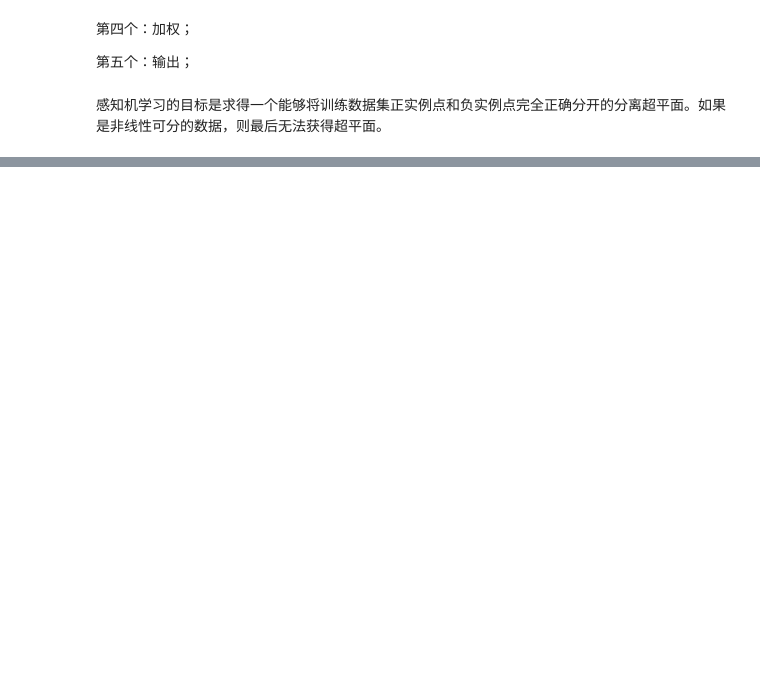
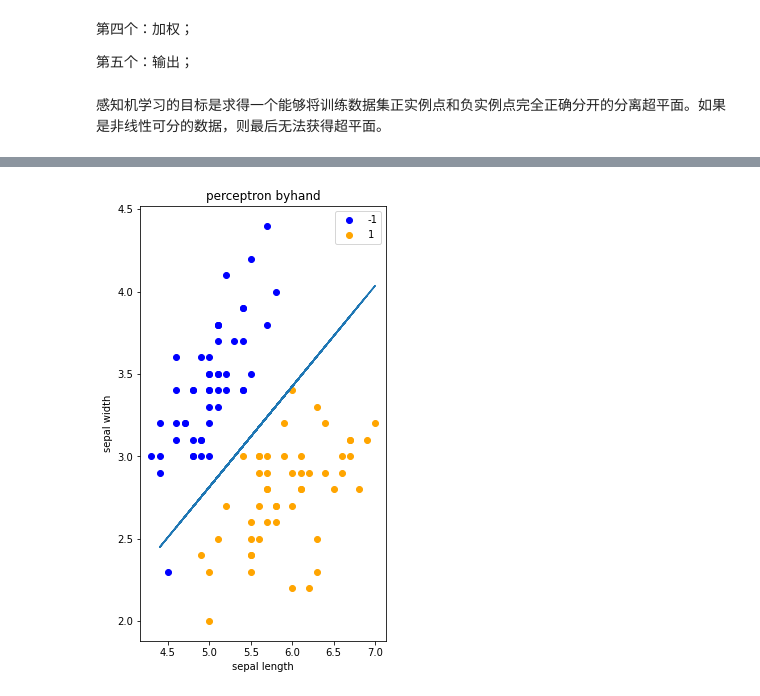
Before and after one commit to chenwenshuo0308/Perceptron, a Jupyter notebook: perceptron.ipynb, the cells around one changed output, grey strips where cells are left out. Cells and saved outputs as stored; diff of their text form; code cells hidden in the pictures; blank space fills up the shorter version.

```diff
--- a/perceptron.ipynb
+++ b/perceptron.ipynb
@@ -17,0 +191,17 @@
+# %%
+plt.figure(figsize=(15, 8))
+x_points=x_train[:,0]
+#从4到7之间创建10个等差序列，包括7
+#linspace的用法:https://blog.csdn.net/weixin_40103118/article/details/78787454
+y= -(perceptron.w[0]*x_points + perceptron.b)/perceptron.w[1]
+plt.subplot(132)
+plt.plot(x_points, y)
+plt.scatter(data[:50, 0], data[:50, 1], color='blue', label='-1')
+plt.scatter(data[50:100, 0], data[50:100, 1], color='orange', label='1')
+plt.xlabel('sepal length')
+plt.ylabel('sepal width')
+plt.title('perceptron byhand')
+plt.legend()
+plt.show()
+# %% [output]
+[figure, added]
```
Also changed, not shown: parts of 18 cells of this notebook.
